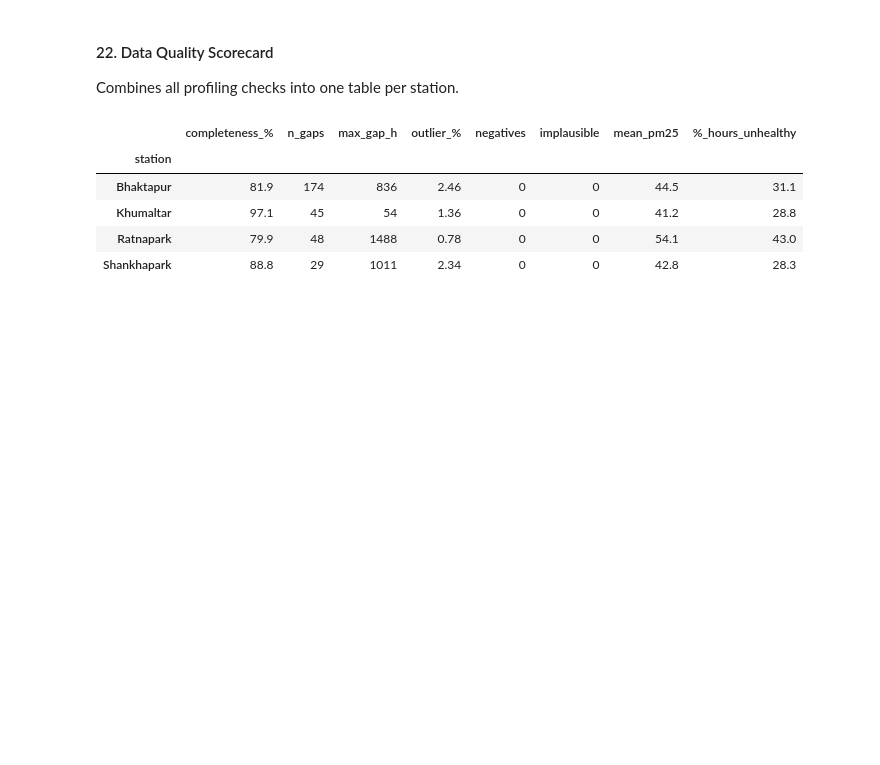
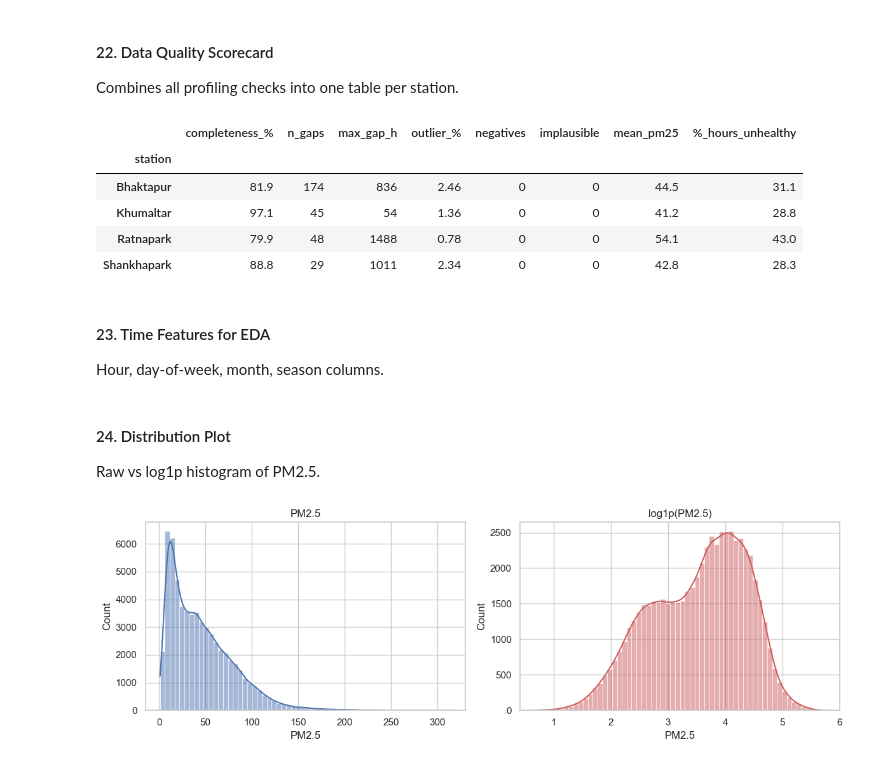
Before and after one commit to susmitahkhanal/kathmandu_pm25_forecasting, a Jupyter notebook: index.ipynb, the cells around one changed output. Drawn from its saved outputs; the diff is of its cells as text; code cells hidden in the pictures; blank space fills up the shorter version.

Commit message:
feat: add time-series EDA (time features, distribution, boxplot, full series plots)

```diff
--- a/index.ipynb
+++ b/index.ipynb
@@ -409,3 +407,34 @@ scorecard
 | Khumaltar | 97.1 | 45 | 54 | 1.36 | 0 | 0 | 41.2 | 28.8 |
 | Ratnapark | 79.9 | 48 | 1488 | 0.78 | 0 | 0 | 54.1 | 43.0 |
 | Shankhapark | 88.8 | 29 | 1011 | 2.34 | 0 | 0 | 42.8 | 28.3 |
+# %% [markdown]
+#### 23. Time Features for EDA
+
+Hour, day-of-week, month, season columns.
+# %%
+full_data["hour"] = full_data.timestamp.dt.hour
+full_data["dow"] = full_data.timestamp.dt.dayofweek
+full_data["day_name"] = full_data.timestamp.dt.day_name()
+full_data["month"] = full_data.timestamp.dt.month
+full_data["date"] = full_data.timestamp.dt.date
+
+def season(m):
+    return {12: "Winter", 1: "Winter", 2: "Winter",
+            3: "Pre-monsoon", 4: "Pre-monsoon", 5: "Pre-monsoon",
+            6: "Monsoon", 7: "Monsoon", 8: "Monsoon", 9: "Monsoon"}.get(m, "Post-monsoon")
+
+full_data["season"] = full_data.month.map(season)
+valid = full_data.dropna(subset=[PM25_COL]).copy()
+# %% [markdown]
+#### 24. Distribution Plot
+
+Raw vs log1p histogram of PM2.5.
+# %%
+fig, ax = plt.subplots(1, 2, figsize=(12, 4))
+sns.histplot(valid[PM25_COL], bins=60, kde=True, ax=ax[0])
+sns.histplot(np.log1p(valid[PM25_COL]), bins=60, kde=True, ax=ax[1], color="indianred")
+ax[0].set_title("PM2.5"); ax[1].set_title("log1p(PM2.5)")
+plt.tight_layout();
+plt.show()
+# %% [output]
+[figure, added]
```
Also changed, not shown: parts of 10 cells of this notebook.
